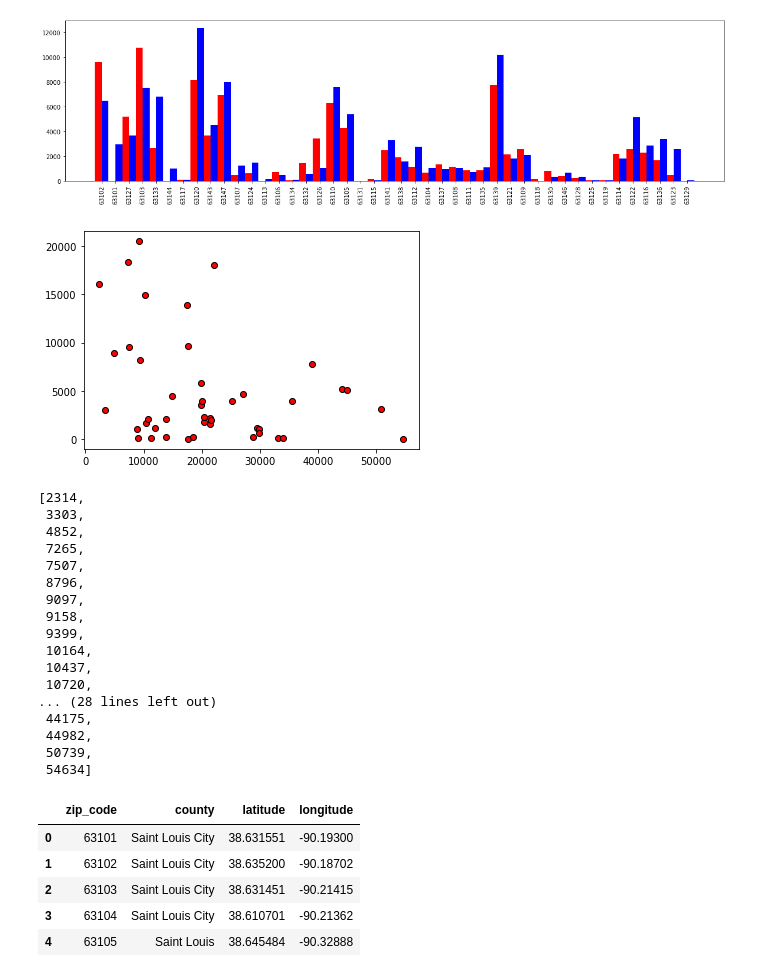
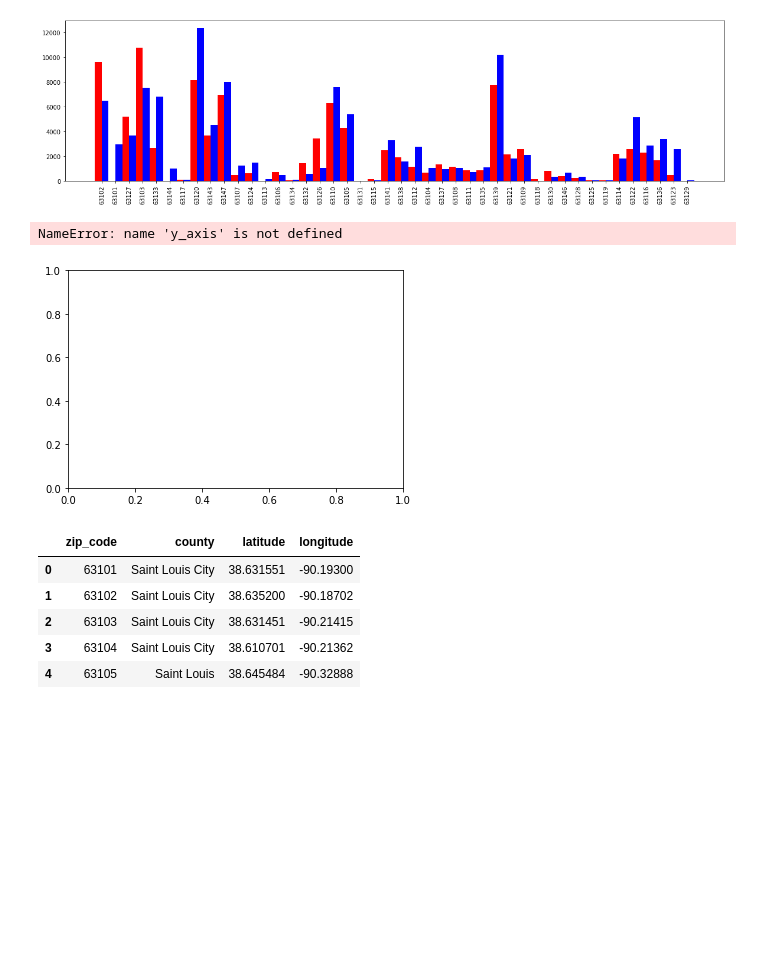
Before and after one commit to DutchDS/Project-1, a Jupyter notebook: yelp_API_review_Extractor.ipynb, the cells around one changed output. Saved outputs shown, nothing was run; the diff lists cells and outputs as text; code cells hidden in the pictures; blank space fills up the shorter version.

```diff
--- a/yelp_API_review_Extractor.ipynb
+++ b/yelp_API_review_Extractor.ipynb
@@ -734,46 +828,29 @@ plt.show()
 # %%
 fig2 = plt.figure()
 ax1 = fig2.add_subplot(111)
 ym_axis = (GVBm_df['review_count'].astype(int) * GVBm_df['pct_male']).tolist()
 yf_axis = (GVBm_df['review_count'].astype(int) * GVBm_df['pct_female']).tolist()
 y_axisMax = max(y_axis)
 y_axisMin = min(y_axis)
 bins = (float(y_axisMax) - float(y_axisMin)) / len(y_axis)
 yy_axis = np.arange (float(y_axisMin), float(y_axisMax), bins)
 yy_axis
 plot1_df = pd.DataFrame(GVBm_df[['zip_code','Population','review_count','ZIP Income Per Capita']])
 plot1_df.sort_values(by = ['Population'], inplace=True)
 plot1_df.head()
 xxx_axis = plot1_df['Population'].tolist()
 data = plot1_df['ZIP Income Per Capita'].astype(int)
 data1 = GVBm_df['review_count'].astype(float)
 
 ax1.scatter(xxx_axis, data1, marker="o", facecolors="red", edgecolors="black")
 #ax1.scatter(data, yf_axis, marker="o", facecolors="blue", edgecolors="black")
 #plt.ylim (float(y_axisMin),float(y_axisMax))
 
 plt.show()
 plot1_df.sort_values(by = ['Population'], inplace=True)
-xxx_axis
 # %% [output]
+NameError: name 'y_axis' is not defined
-[figure, old version]
+[figure, new version]
-[2314,
- 3303,
- 4852,
- 7265,
- 7507,
- 8796,
- 9097,
- 9158,
- 9399,
- 10164,
- 10437,
- 10720,
-... (28 lines left out)
- 44175,
- 44982,
- 50739,
- 54634]
 # %%
 # Yelp Fusion no longer uses OAuth as of December 7, 2017.
 # You no longer need to provide Client ID to fetch Data
```
Also changed, not shown: parts of 8 cells of this notebook, 2 other files.
